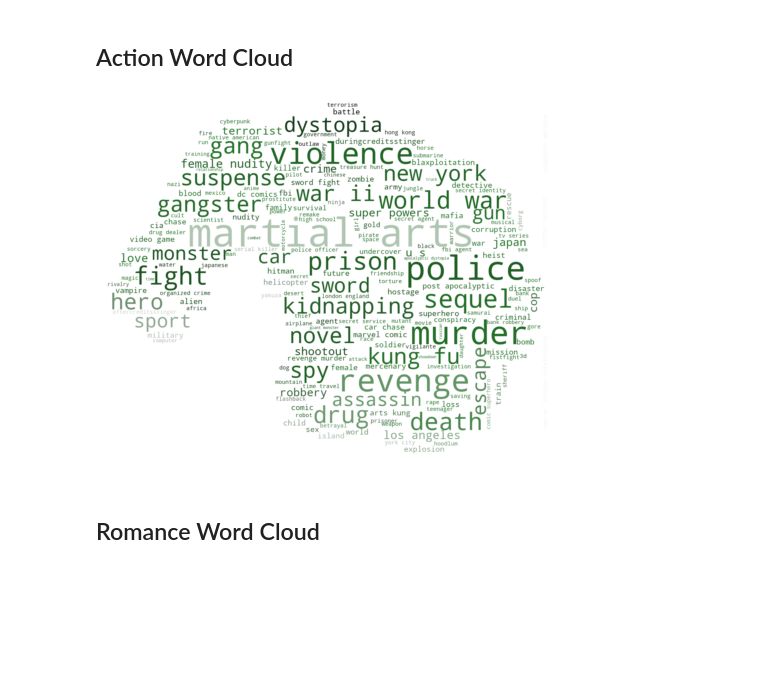
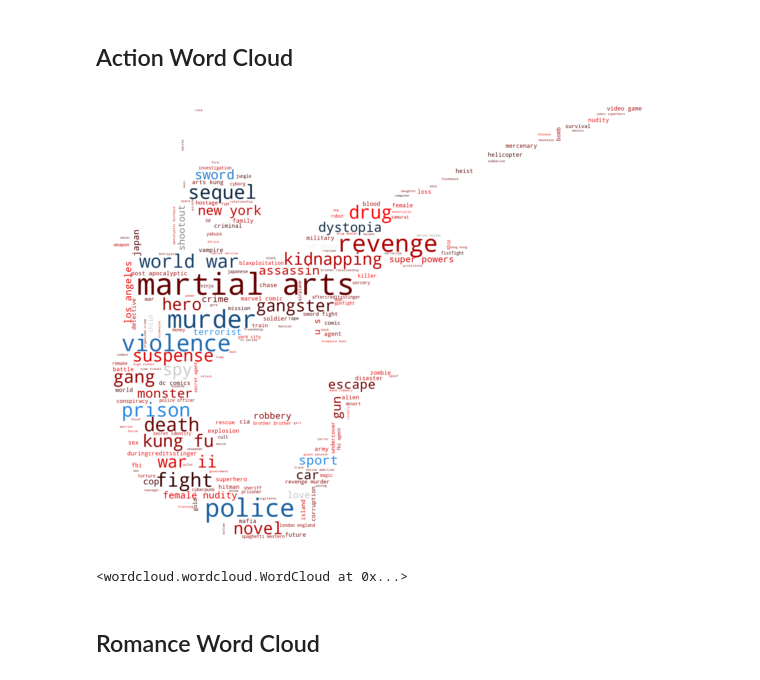
Before and after one commit to madisonkohls/datares-w2021-project, a Jupyter notebook: keywords-dataset.ipynb, the cells around one changed output. Drawn from its saved outputs; the diff is of its cells as text; code cells hidden in the pictures; blank space fills up the shorter version.

```diff
--- a/keywords-dataset.ipynb
+++ b/keywords-dataset.ipynb
@@ -135,19 +204,29 @@ def getKeyword(col):
 action_movies = movies_data[contains(movies_data['genres'], 'Action')]
 # %%
 d = path.dirname(__file__) if "__file__" in locals() else os.getcwd()
-hulk_coloring = np.array(Image.open(path.join(d, "hulk.png")))
+action_coloring = np.array(Image.open(path.join(d, "Visuals/action.jpg")))
+# %%
+color_to_words = {
+    # words below will be colored with a black color function
+    '#000000': ['spy', 'love', 'shootout', 'child',
+                'car chase', 'serial killer'],
+    # will be colored with a blue single color function
+    '#288CEA': ['marital', 'arts','police', 'prison', 'dystopia', 'sequel', 'murder', 'world war', 'sword',
+               'terrorist', 'sport', 'violence']
+}
+action_default_color = 'red'
+action_color_func = GroupedColorFunc(color_to_words, action_default_color)
 # %%
 actioncloud = WordCloud(width = 800, height = 800,
                 background_color ='white',
-                mask=hulk_coloring,
+                mask=action_coloring,
                 stopwords = stopwords,
                 min_font_size = 10).generate(getKeyword(action_movies.keywords))
-
-image_colors = ImageColorGenerator(hulk_coloring)
 # %%
-plt.figure(figsize = (8, 8), facecolor = None)
-plt.imshow(actioncloud.recolor(color_func=image_colors), interpolation="bilinear")
+plt.figure(figsize = (10, 10), facecolor = None)
+plt.imshow(actioncloud.recolor(color_func=action_color_func, random_state=3), interpolation="bilinear")
 plt.axis("off")
 plt.show()
 # %% [output]
-[figure, old version]
+[figure, new version]
+<wordcloud.wordcloud.WordCloud at 0x...>
```
Also changed, not shown: parts of 19 cells of this notebook, 16 other files.
